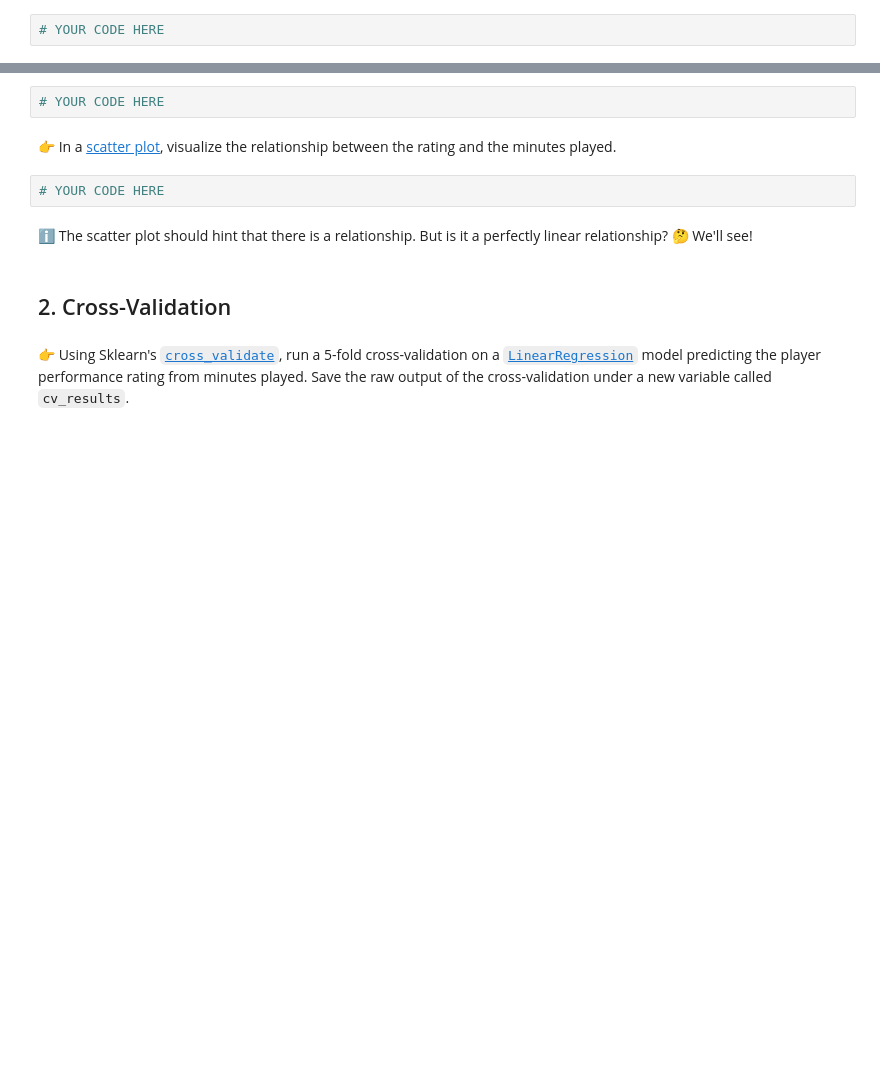
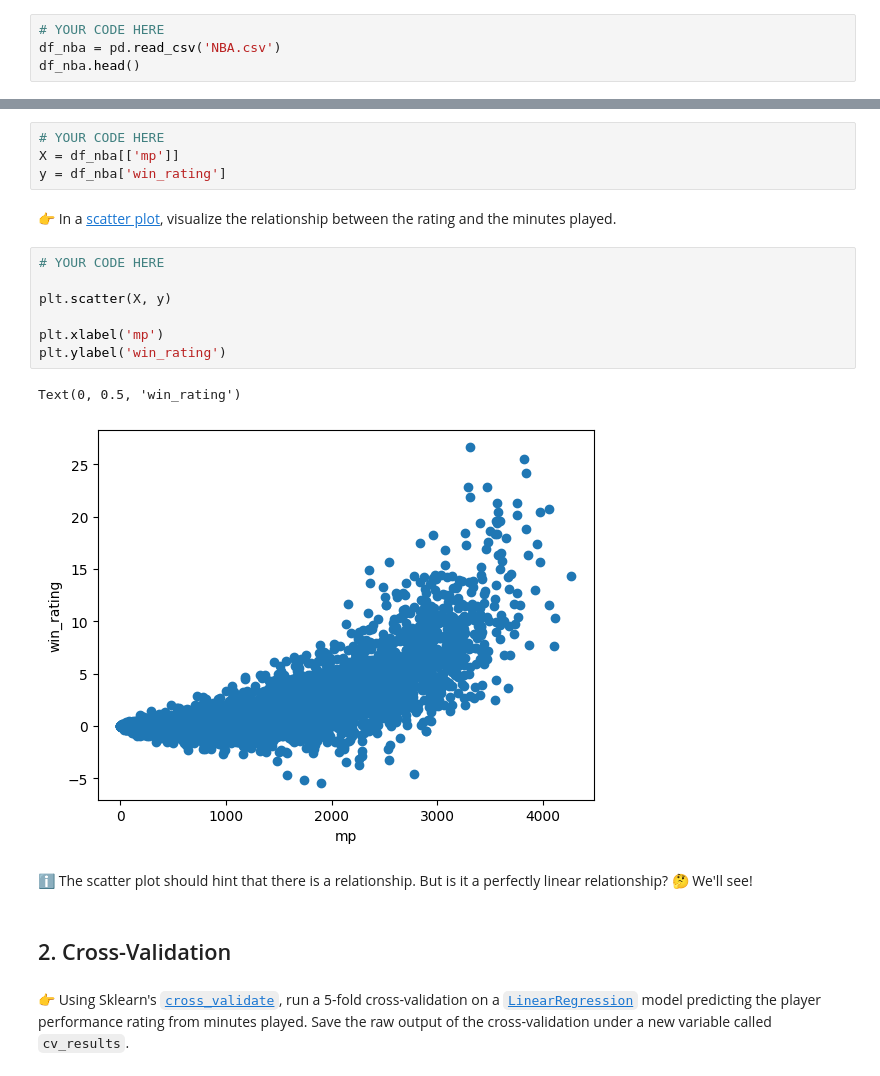
Before and after one commit to abed-dvp/data-linear-regression, a Jupyter notebook: Linear_Regression.ipynb, the cells around one changed output, grey strips where cells are left out. Drawn from its saved outputs; the diff is of its cells as text; blank space fills up the shorter version.

```diff
--- a/Linear_Regression.ipynb
+++ b/Linear_Regression.ipynb
@@ -15,3 +15,5 @@ from sklearn.model_selection import cross_validate, cross_val_score
 👉 Load the `NBA.csv` dataset into this notebook as a pandas dataframe, and display its first 5 rows.
 # %%
 # YOUR CODE HERE
+df_nba = pd.read_csv('NBA.csv')
+df_nba.head()
@@ -25,10 +34,20 @@ from sklearn.model_selection import cross_validate, cross_val_score
 👉 Assign those two variables to `X` and `y`. Remember that `X` is the feature(s), and `y` is the target.
 # %%
 # YOUR CODE HERE
+X = df_nba[['mp']]
+y = df_nba['win_rating']
 # %% [markdown]
 👉 In a [scatter plot](https://matplotlib.org/stable/api/_as_gen/matplotlib.pyplot.scatter.html), visualize the relationship between the rating and the minutes played.
-# %%
-# YOUR CODE HERE
+# %%
+# YOUR CODE HERE
+
+plt.scatter(X, y)
+
+plt.xlabel('mp')
+plt.ylabel('win_rating')
+# %% [output]
+Text(0, 0.5, 'win_rating')
+[figure, added]
 # %% [markdown]
 ℹ️ The scatter plot should hint that there is a relationship. But is it a perfectly linear relationship? 🤔 We'll see!
 # %% [markdown]
```
Also changed, not shown: parts of 8 cells of this notebook, 1 other file.
